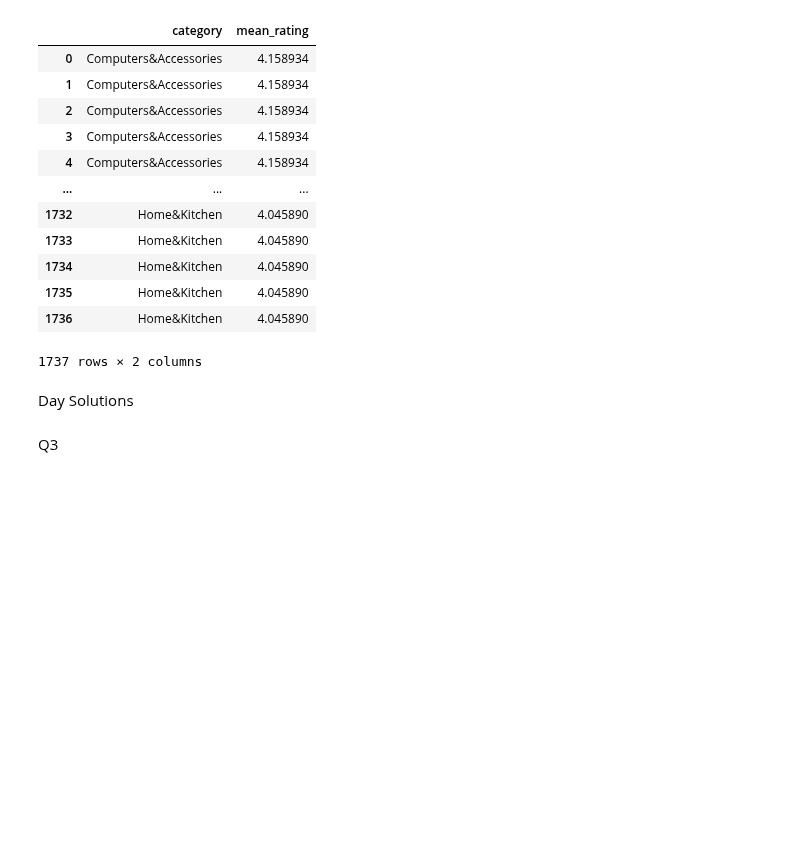
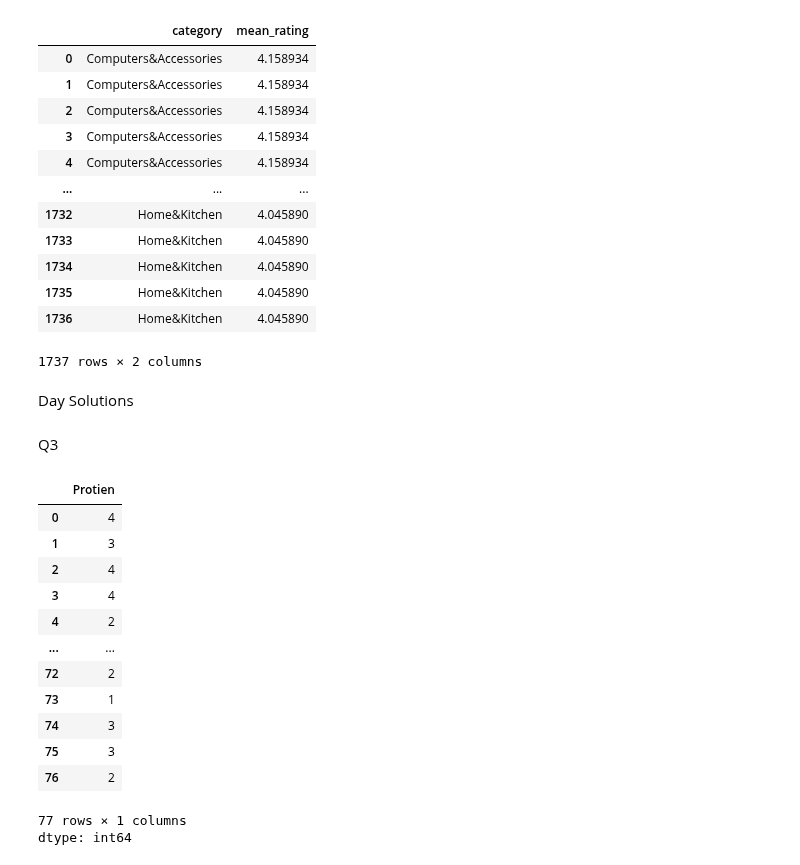
Before and after one commit to msarkar92/pandas-basics, a Jupyter notebook: Day_7_Copy_of_pandas_+_visualization.ipynb, the cells around one changed output. Cells and saved outputs as stored; diff of their text form; code cells hidden in the pictures; blank space fills up the shorter version.

```diff
--- a/Day_7_Copy_of_pandas_+_visualization.ipynb
+++ b/Day_7_Copy_of_pandas_+_visualization.ipynb
@@ -629,3 +629,24 @@ df[["category",'mean_rating']]
 Day Solutions
 # %% [markdown]
 Q3
+# %%
+series_of_protien = pd.Series([4, 3, 4, 4, 2, 2, 2, 3, 2, 3, 1, 6, 1, 3, 1, 2, 2, 1, 1, 3, 3, 2, 2, 2, 2, 1, 3, 3, 3, 1,
+                               2, 1, 3, 3, 3, 1, 3, 1, 2, 3, 2, 4, 2, 4, 4, 4, 3, 2, 2, 3, 3, 3, 3, 3, 1, 2, 4, 5, 3, 3,
+                               2, 1, 2, 2, 3, 3, 2, 6, 2, 2, 3, 3, 2, 1, 3, 3, 2], name='Protien' )
+
+series_of_protien
+# %% [output]
+|  | Protien |
+| 0 | 4 |
+| 1 | 3 |
+| 2 | 4 |
+| 3 | 4 |
+| 4 | 2 |
+| ... | ... |
+| 72 | 2 |
+| 73 | 1 |
+| 74 | 3 |
+| 75 | 3 |
+| 76 | 2 |
+77 rows × 1 columns
+dtype: int64
```
Also changed, not shown: parts of 2 cells of this notebook.
